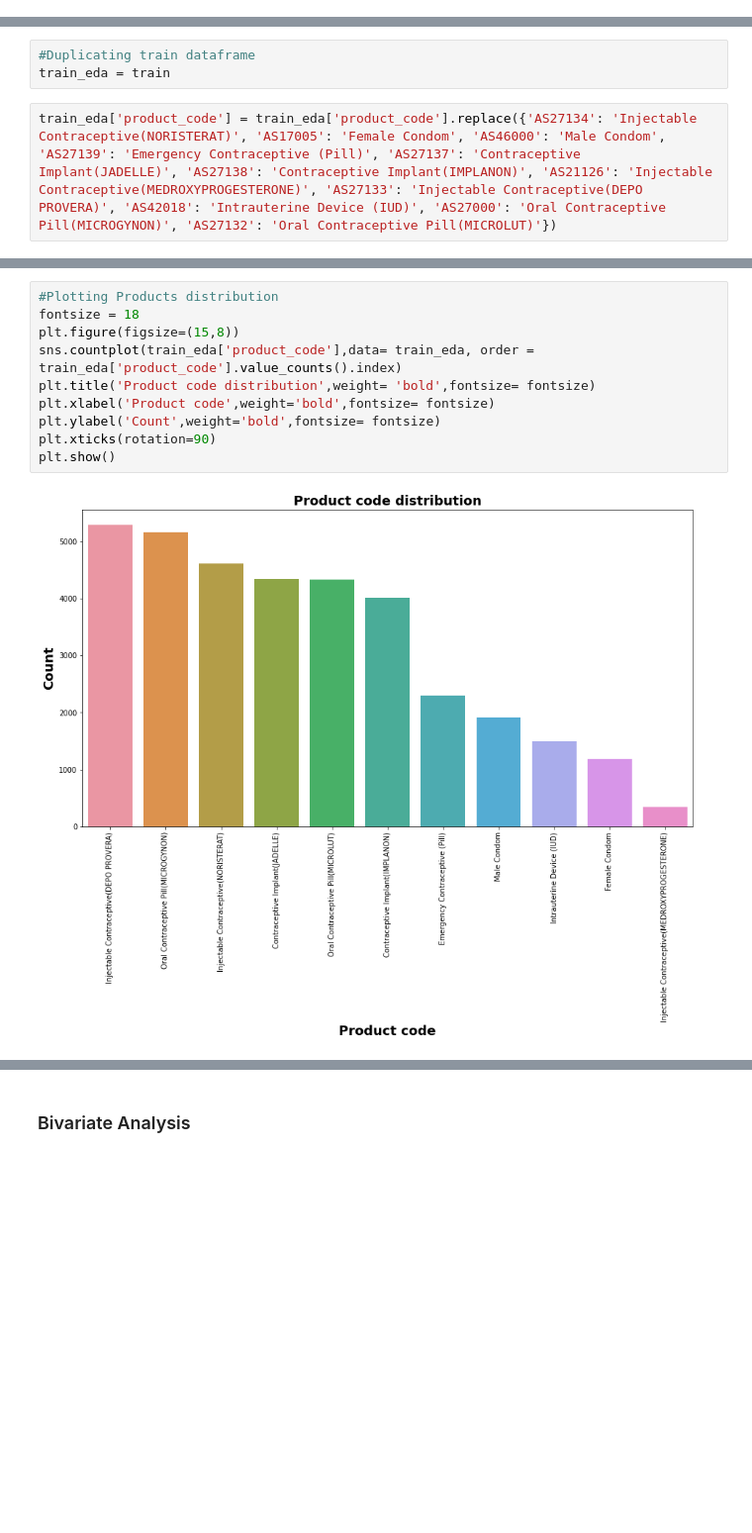
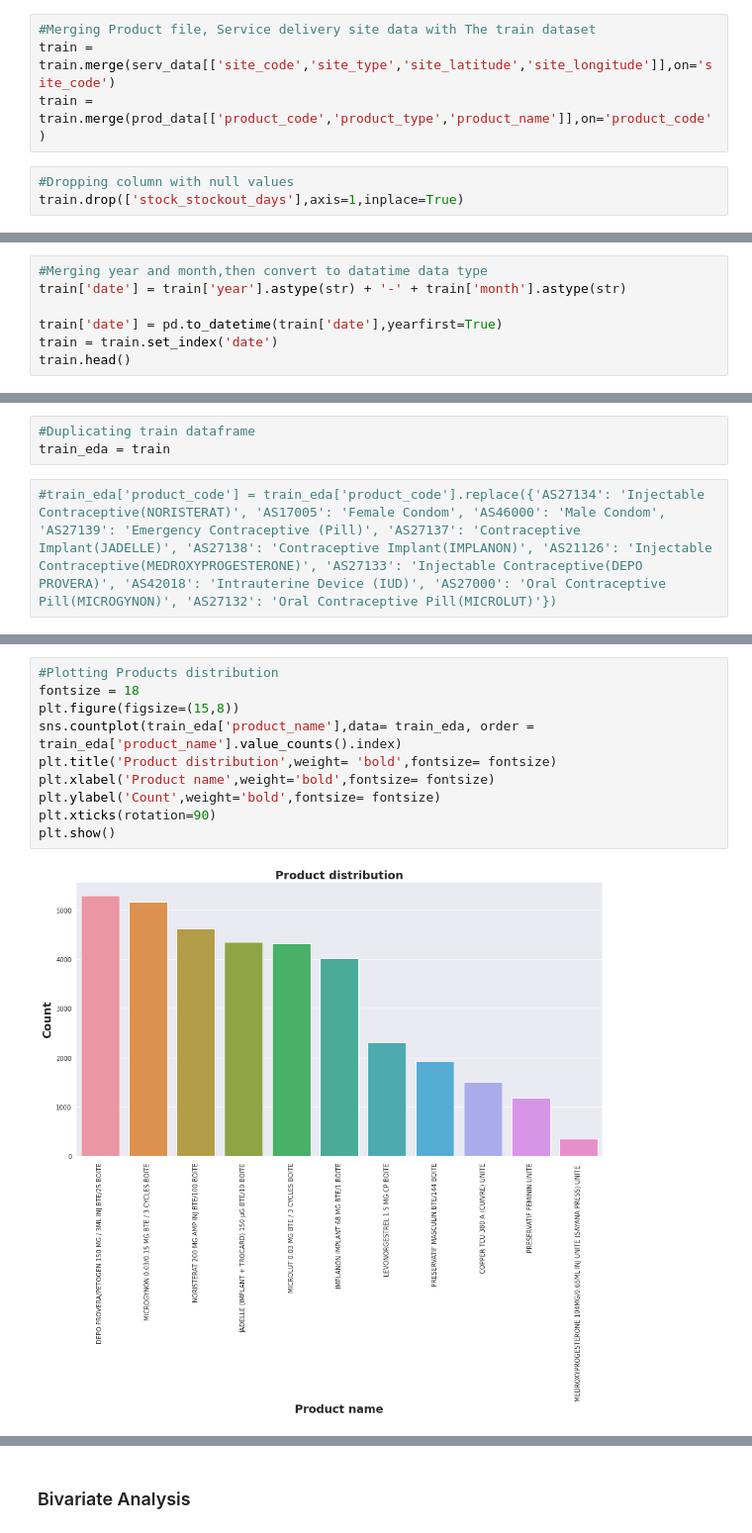
Before and after one commit to BrendaChepkoech/Intelligent-Forecasting-Challenge, a Jupyter notebook: Capstone_Project_1_0.ipynb, the cells around one changed output, grey strips where cells are left out. Shown at 99% size. Drawn from its saved outputs; the diff is of its cells as text; blank space fills up the shorter version.

```diff
--- a/Capstone_Project_1_0.ipynb
+++ b/Capstone_Project_1_0.ipynb
@@ -99 +144,8 @@ train.head()
+# %%
+#Merging Product file, Service delivery site data with The train dataset
+train = train.merge(serv_data[['site_code','site_type','site_latitude','site_longitude']],on='site_code')
+train = train.merge(prod_data[['product_code','product_type','product_name']],on='product_code')
+# %%
+#Dropping column with null values
+train.drop(['stock_stockout_days'],axis=1,inplace=True)
 # %%
@@ -118 +174,8 @@ stock_ordered                  float64
 dtype: object
+# %%
+#Merging year and month,then convert to datatime data type
+train['date'] = train['year'].astype(str) + '-' + train['month'].astype(str)
+
+train['date'] = pd.to_datetime(train['date'],yearfirst=True)
+train = train.set_index('date')
+train.head()
@@ -274,7 +253,7 @@ An example would be suppose that you're working with a dataset on the population
 #Duplicating train dataframe
 train_eda = train
 # %%
-train_eda['product_code'] = train_eda['product_code'].replace({'AS27134': 'Injectable Contraceptive(NORISTERAT)', 'AS17005': 'Female Condom', 'AS46000': 'Male Condom', 'AS27139': 'Emergency Contraceptive (Pill)', 'AS27137': 'Contraceptive Implant(JADELLE)', 'AS27138': 'Contraceptive Implant(IMPLANON)', 'AS21126': 'Injectable Contraceptive(MEDROXYPROGESTERONE)', 'AS27133': 'Injectable Contraceptive(DEPO PROVERA)', 'AS42018': 'Intrauterine Device (IUD)', 'AS27000': 'Oral Contraceptive Pill(MICROGYNON)', 'AS27132': 'Oral Contraceptive Pill(MICROLUT)'})
+#train_eda['product_code'] = train_eda['product_code'].replace({'AS27134': 'Injectable Contraceptive(NORISTERAT)', 'AS17005': 'Female Condom', 'AS46000': 'Male Condom', 'AS27139': 'Emergency Contraceptive (Pill)', 'AS27137': 'Contraceptive Implant(JADELLE)', 'AS27138': 'Contraceptive Implant(IMPLANON)', 'AS21126': 'Injectable Contraceptive(MEDROXYPROGESTERONE)', 'AS27133': 'Injectable Contraceptive(DEPO PROVERA)', 'AS42018': 'Intrauterine Device (IUD)', 'AS27000': 'Oral Contraceptive Pill(MICROGYNON)', 'AS27132': 'Oral Contraceptive Pill(MICROLUT)'})
 # %%
 #Statistical summary
 train_eda.describe()
@@ -291,13 +270,13 @@ train_eda.describe()
 # %%
 #Plotting Products distribution
 fontsize = 18
 plt.figure(figsize=(15,8))
-sns.countplot(train_eda['product_code'],data= train_eda, order = train_eda['product_code'].value_counts().index)
-plt.title('Product code distribution',weight= 'bold',fontsize= fontsize)
-plt.xlabel('Product code',weight='bold',fontsize= fontsize)
+sns.countplot(train_eda['product_name'],data= train_eda, order = train_eda['product_name'].value_counts().index)
+plt.title('Product distribution',weight= 'bold',fontsize= fontsize)
+plt.xlabel('Product name',weight='bold',fontsize= fontsize)
 plt.ylabel('Count',weight='bold',fontsize= fontsize)
 plt.xticks(rotation=90)
 plt.show()
 # %% [output]
-[figure, old version]
+[figure, new version]
 # %% [markdown]
```
Also changed, not shown: parts of 71 cells of this notebook.
